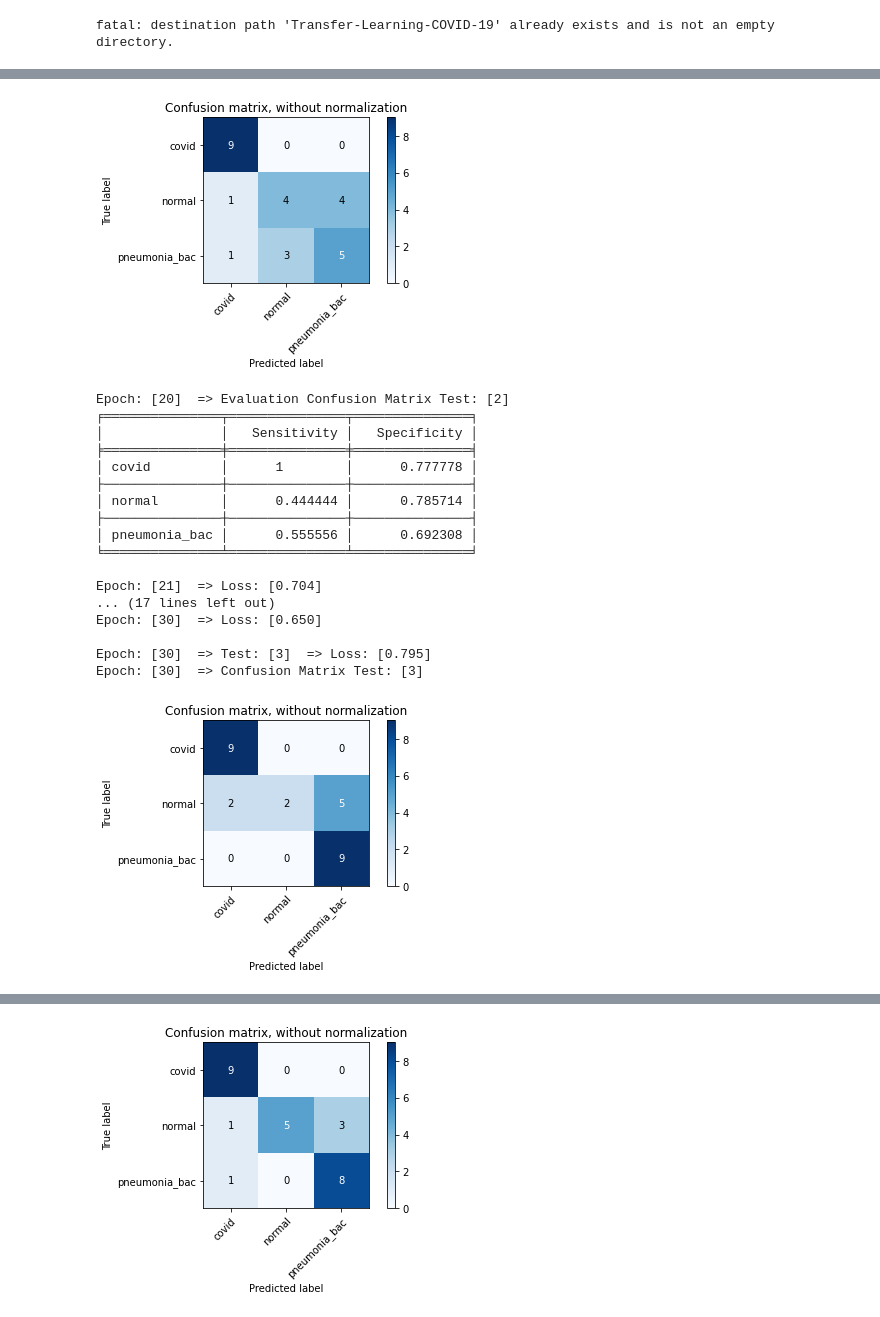
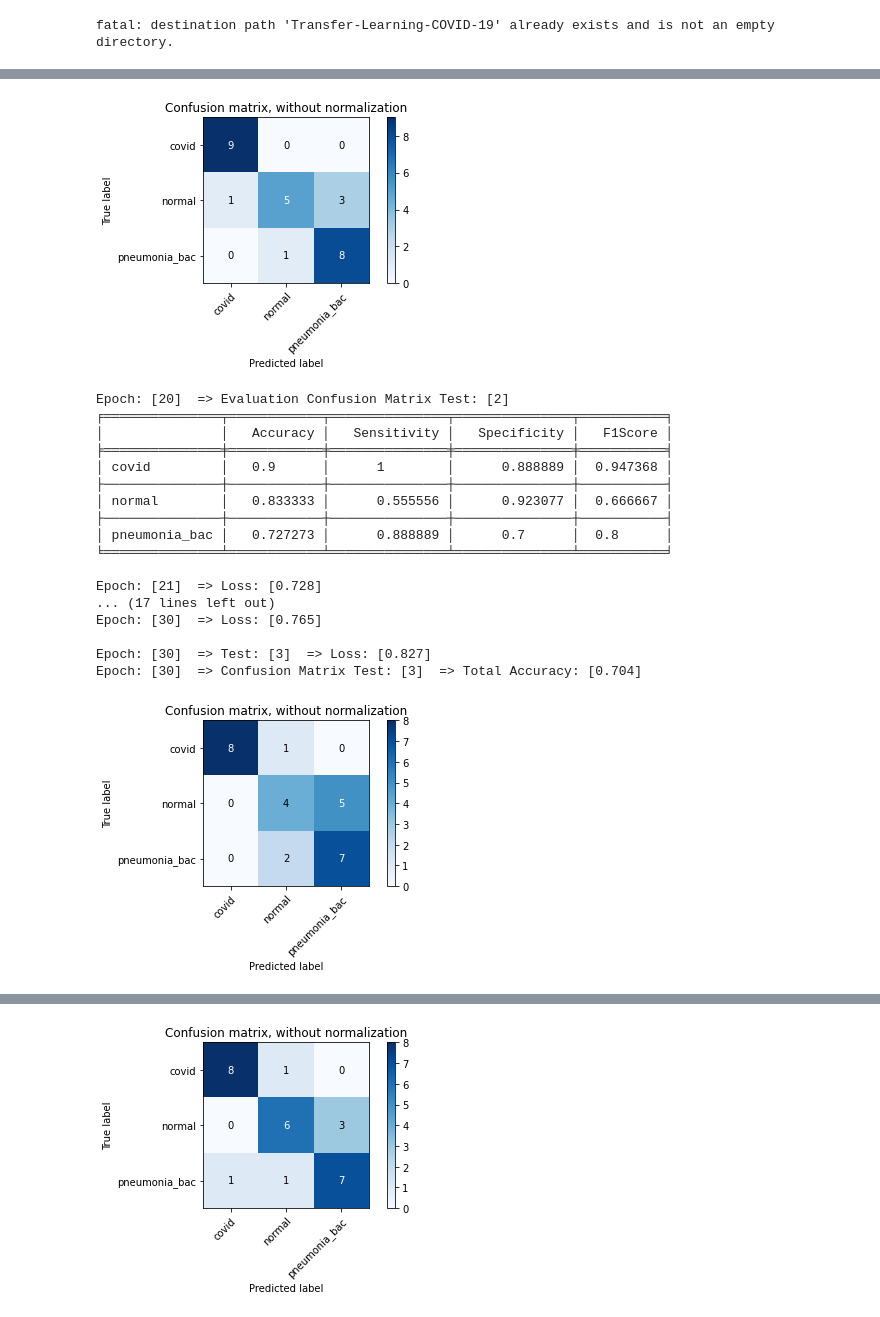
Before and after one commit to rossettisimone/AUGMENTATION_GAN, a Jupyter notebook: AUGMENTATION_GAN.ipynb, the cells around one changed output, grey strips where cells are left out. Drawn from its saved outputs; the diff is of its cells as text; code cells hidden in the pictures.

```diff
--- a/AUGMENTATION_GAN.ipynb
+++ b/AUGMENTATION_GAN.ipynb
@@ -74,11 +81,12 @@ def plot_confusion_matrix(y_true, y_pred, classes,
     fig.tight_layout()
     return ax
 # %%
-img_dim=64
+img_dim=128
 transform = transforms.Compose(
     [transforms.Resize((img_dim,img_dim),interpolation=2),
-     transforms.RandomAffine(degrees=20,translate=(0.1,0.1),scale=(0.75,1.25)),
+     transforms.RandomAffine(degrees=5,translate=(0.15,0.15),scale=(0.75,1.25)),
      transforms.RandomHorizontalFlip(p=0.5),
+     transforms.RandomVerticalFlip(p=0.5),
      transforms.ToTensor(),
      transforms.Normalize((0.5, 0.5, 0.5), (0.5, 0.5, 0.5))])
 # %%
@@ -88,14 +96,16 @@ data_dir='Transfer-Learning-COVID-19/dataset_3_classes/'
 # %% [output]
 fatal: destination path 'Transfer-Learning-COVID-19' already exists and is not an empty directory.
 # %%
+batch_size_train=64
+batch_size_test=27
 trainset = torchvision.datasets.ImageFolder(os.path.join(
           data_dir, "train/"), transform=transform)
 trainloader = torch.utils.data.DataLoader(
-          trainset, batch_size=4, shuffle=True)
+          trainset, batch_size=batch_size_train, shuffle=True)
 testset = torchvision.datasets.ImageFolder(os.path.join(
           data_dir, "test/"), transform=transform)
 testloader = torch.utils.data.DataLoader(
-          testset, batch_size=27, shuffle=True)
+          testset, batch_size=batch_size_test, shuffle=True)
 
 classes = ("covid", "normal", "pneumonia_bac")
 # %%
@@ -186,10 +196,10 @@ class CNN(nn.Module):
         )
         self.dense = nn.Sequential(
             nn.Flatten(),
-            nn.Linear(self.hidden_size * 4 * 8 * 8, 256),
+            nn.Linear(int(self.hidden_size * 4 * img_dim/8 * img_dim/8), img_dim*4),
             nn.ReLU(),
             nn.Dropout(p=0.5),
-            nn.Linear(256, 3),
+            nn.Linear(img_dim*4, 3),
             nn.Softmax(dim=1)
         )
         return self.conv1, self.conv2, self.conv3, self.dense
@@ -250,11 +260,14 @@ CNN(
 for epoch in range(epochs):  # loop over the dataset multiple times
 
     running_loss = 0.0
-    i=0
     for data in notebook.tqdm(trainloader):
-        i+=1
         # get the inputs; data is a list of [inputs, labels]
-        inputs, labels = data[0].to(device), data[1].to(device)
+
+        gc.collect()
+        if torch.cuda.is_available():
+            inputs, labels = data[0].cuda(), data[1].cuda()
+        else:
+            inputs, labels = data[0].to(device), data[1].to(device)
 
         # zero the parameter gradients
         optimizer.zero_grad()
@@ -290,20 +303,25 @@ for epoch in range(epochs):  # loop over the dataset multiple times
 
                 sensitivity = list(0. for i in range(cm.shape[0]))
                 specificity = list(0. for i in range(cm.shape[0]))
+                accuracy = list(0. for i in range(cm.shape[0]))
+                f1score = list(0. for i in range(cm.shape[0]))
                 table = list(0. for i in range(cm.shape[0]))
 
                 for i in range(cm.shape[0]):
                     TP = cm[i,i]
                     FN = np.sum(cm[i,:]) - cm[i,i]
+                    FP = np.sum(cm[:,i]) - cm[i,i]
                     TN = (np.sum(cm)-np.sum(cm[i,:])-np.sum(cm[:,i]))
                     FP = np.sum(cm[:,i]) - cm[i,i]
-                    sensitivity[i]= TP/ (TP + FN)
-                    specificity[i]= TN /(TN + FP)
-                    table[i]=[classes[i], sensitivity[i], specificity[i]]
+                    accuracy[i] = TP/ (TP + FP)
+                    sensitivity[i] = TP/ (TP + FN)
+                    specificity[i] = TN /(TN + FP)
+                    f1score[i]= 2*(accuracy[i]*sensitivity[i])/(accuracy[i]+sensitivity[i])
+                    table[i]=[classes[i], accuracy[i], sensitivity[i], specificity[i], f1score[i]]
 
             print("Epoch: [%d]"%(epoch + 1)," => Test: [%d]" %(int((epoch+1)/10)),' => Loss: [%.3f]' %(running_loss_ / len(testloader)))
 
-            print("Epoch: [%d]"%(epoch + 1)," => Confusion Matrix Test: [%d]" %(int((epoch+1)/10)))
+            print("Epoch: [%d]"%(epoch + 1)," => Confusion Matrix Test: [%d]" %(int((epoch+1)/10))," => Total Accuracy: [%.3f]" %(tot_acc))
 
             plot_confusion_matrix(labels.cpu().detach().numpy(), predicted.cpu().detach().numpy(), classes=np.asarray(classes), normalize=False)
 
@@ -311,7 +329,7 @@ for epoch in range(epochs):  # loop over the dataset multiple times
 
             print("Epoch: [%d]"%(epoch + 1)," => Evaluation Confusion Matrix Test: [%d]" %(int((epoch+1)/10)))
 
-            print(tabulate(table, headers=['Sensitivity', 'Specificity'], tablefmt='fancy_grid'))
+            print(tabulate(table, headers=['Accuracy','Sensitivity', 'Specificity', 'F1Score'], tablefmt='fancy_grid'))
 
 print('Finished Training')
 PATH = './stl10_net.pth'
@@ -355,20 +373,20 @@ Epoch: [20]  => Confusion Matrix Test: [2]
-[figure, old version]
+[figure, new version]
 Epoch: [20]  => Evaluation Confusion Matrix Test: [2]
-╒═══════════════╤═══════════════╤═══════════════╕
-│               │   Sensitivity │   Specificity │
-╞═══════════════╪═══════════════╪═══════════════╡
-│ covid         │      1        │      0.777778 │
-├───────────────┼───────────────┼───────────────┤
-│ normal        │      0.444444 │      0.785714 │
-├───────────────┼───────────────┼───────────────┤
-│ pneumonia_bac │      0.555556 │      0.692308 │
-╘═══════════════╧═══════════════╧═══════════════╛
+╒═══════════════╤════════════╤═══════════════╤═══════════════╤═══════════╕
+│               │   Accuracy │   Sensitivity │   Specificity │   F1Score │
+╞═══════════════╪════════════╪═══════════════╪═══════════════╪═══════════╡
+│ covid         │   0.9      │      1        │      0.888889 │  0.947368 │
+├───────────────┼────────────┼───────────────┼───────────────┼───────────┤
+│ normal        │   0.833333 │      0.555556 │      0.923077 │  0.666667 │
+├───────────────┼────────────┼───────────────┼───────────────┼───────────┤
+│ pneumonia_bac │   0.727273 │      0.888889 │      0.7      │  0.8      │
+╘═══════════════╧════════════╧═══════════════╧═══════════════╧═══════════╛
 
-Epoch: [21]  => Loss: [0.704]
+Epoch: [21]  => Loss: [0.728]
 ... (17 lines left out)
-Epoch: [30]  => Loss: [0.650]
+Epoch: [30]  => Loss: [0.765]
 
-Epoch: [30]  => Test: [3]  => Loss: [0.795]
-Epoch: [30]  => Confusion Matrix Test: [3]
+Epoch: [30]  => Test: [3]  => Loss: [0.827]
+Epoch: [30]  => Confusion Matrix Test: [3]  => Total Accuracy: [0.704]
-[figure, old version]
+[figure, new version]
 Epoch: [30]  => Evaluation Confusion Matrix Test: [3]
@@ -391,2 +409,2 @@ Epoch: [40]  => Confusion Matrix Test: [4]
-[figure, old version]
+[figure, new version]
 Epoch: [40]  => Evaluation Confusion Matrix Test: [4]
```
Also changed, not shown: parts of 12 cells of this notebook.
